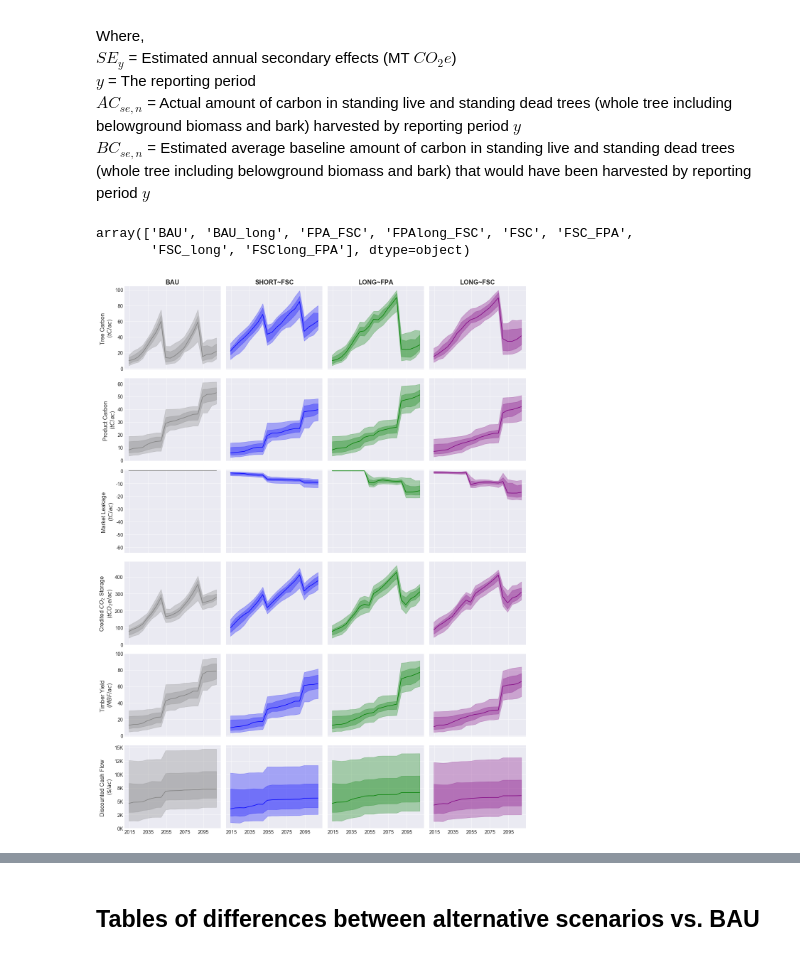
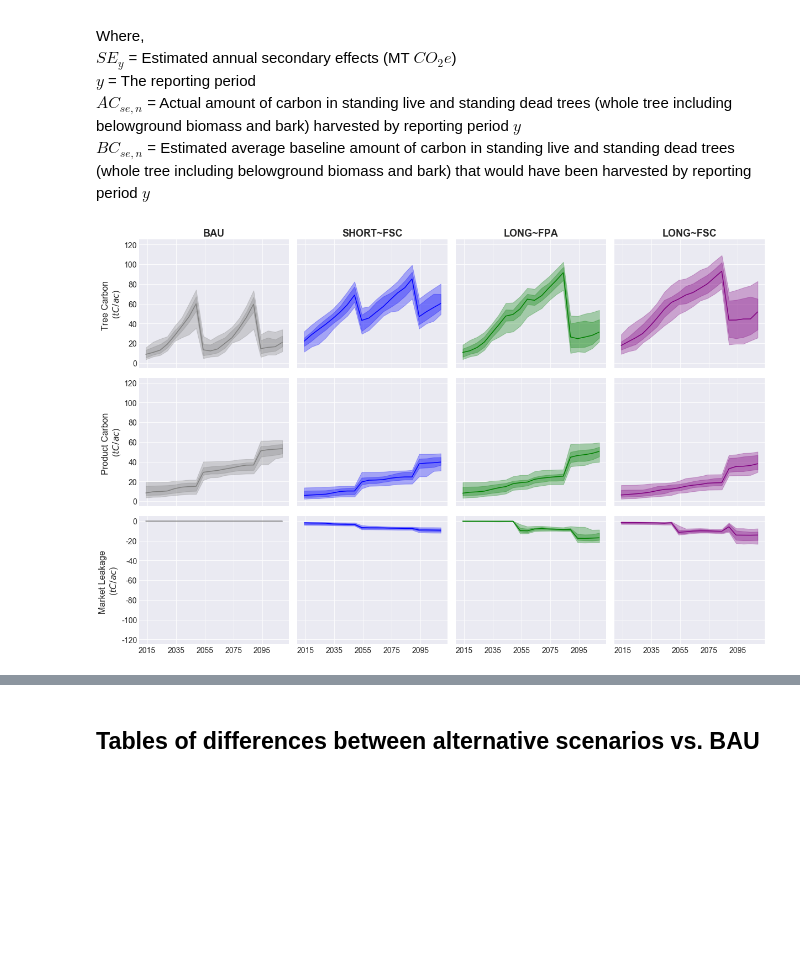
Before and after one commit to Ecotrust/FSC_Case_Studies, a Jupyter notebook: FSC Case Study Visualization.ipynb, the cells around one changed output, grey strips where cells are left out. Cells and saved outputs as stored; diff of their text form; code cells hidden in the pictures; blank space fills up the shorter version.

Commit message:
Updated notebook with latest carbon accounting, graphics, etc.

```diff
--- a/FSC Case Study Visualization.ipynb
+++ b/FSC Case Study Visualization.ipynb
@@ -99,6 +104,9 @@ data = data.sort_values(by=['parcel', 'rx', 'year'])
 
 # rename some of the scenarios to intuitive names
 data['scenario'] = data.rx.replace(to_replace={'BAU':'BAU', 'FSC':'SHORT~FSC', 'BAU_long':'LONG~FPA', 'FSC_long':'LONG~FSC'})
+# %%
+# calculate carbon stored in trees
+data['tree_carbon'] = data.aboveground_total_live + data.belowground_live + data.standing_dead
 # %%
 data.head()
 # %% [output]
@@ -203,42 +211,31 @@ data['tot_carbon'] = data.aboveground_total_live + data.belowground_live + data.
 data['tCO2e'] = data.tot_carbon * 44/12
 # %%
 # calculate cumulative volume removals and total standing + removed volumes
-vol_cols = ['rbdft', 'rtcuft', 'rmcuft']
+vol_cols = ['rbdft', 'rcuft', 'rmcuft']
 cum_removals = data.groupby(by=['parcel', 'rx', 'year']).sum().groupby(level=[0,1])[vol_cols].cumsum()
 data.set_index(['parcel', 'rx', 'year'], inplace=True)
 data['cumulative_rbdft'] = cum_removals['rbdft']
-data['cumulative_rtcuft'] = cum_removals['rtcuft']
+data['cumulative_rcuft'] = cum_removals['rcuft']
 data['cumulative_rmcuft'] = cum_removals['rmcuft']
 data.reset_index(inplace=True)
 data['stand_plus_remove_bdft'] = data.bdft + data.cumulative_rbdft
-data['stand_plus_remove_tcuft'] = data.tcuft + data.cumulative_rtcuft
+data['stand_plus_remove_cuft'] = data.tcuft + data.cumulative_rcuft
 data['stand_plus_remove_mcuft'] = data.mcuft + data.cumulative_rmcuft
-# %%
-pd.unique(data.rx)
-# %% [output]
-array(['BAU', 'BAU_long', 'FPA_FSC', 'FPAlong_FSC', 'FSC', 'FSC_FPA',
-       'FSC_long', 'FSClong_FPA'], dtype=object)
 # %%
 colors = ['gray', 'blue', 'green', 'purple']
 pal = colors
 
 
-fig, axs = plt.subplots(6,4, figsize=(17,22), sharex=True, sharey='row')
-cols = ['parcel', 'year', 'scenario', 'tree_carbon', 'ARBhwp', 'cumulative_leakage', 'tCO2e', 'cumulative_mbf', 'npv_total']
-metrics = ['tree_carbon', 'ARBhwp', 'cumulative_leakage', 'tCO2e', 'cumulative_mbf', 'npv_total']
+fig, axs = plt.subplots(3,4, figsize=(17,11), sharex=True, sharey='row')
+cols = ['parcel', 'year', 'scenario', 'tree_carbon', 'ARBhwp', 'cumulative_leakage']
+metrics = ['tree_carbon', 'ARBhwp', 'cumulative_leakage']
 scenarios = ['BAU', 'SHORT~FSC', 'LONG~FPA', 'LONG~FSC']
 yaxis_labels = ['''Tree Carbon
 ($tC/ac$)''',
                 '''Product Carbon
 ($tC/ac$)''',
                 '''Market Leakage
-($tC/ac$)''',
-                '''Credited $CO_2$ Storage
-($tCO_2e/ac$)''',
-                '''Timber Yield
-($MBF/ac$)''',
-                '''Discounted Cash Flow
-($\$/ac$)''']
+($tC/ac$)''']
 
 i=0
 for metric in metrics:
@@ -248,49 +245,36 @@ for metric in metrics:
     axs[i][0].set_ylabel(metric, fontsize=14) # label y-axis on first graph
 
     # plot the bands
     for j in range(len(scenarios)):
         axs[i][j].fill_between(x=pivot.index,
                               y1=pivot[0.10][scenarios[j]],
                               y2=pivot[0.90][scenarios[j]],
                               alpha=0.3, color=pal[j])
         axs[i][j].fill_between(x=pivot.index,
                               y1=pivot[0.25][scenarios[j]],
                               y2=pivot[0.75][scenarios[j]],
                               alpha=0.3, color=pal[j])
-#         axs[i][j].fill_between(x=pivot.index,
-#                       y1=pivot[0][scenarios[j]],
-#                       y2=pivot[1][scenarios[j]],
-#                       alpha=0.3, color=pal[j])
         axs[i][j].plot(pivot[0.5][scenarios[j]], lw=1.5, color=pal[j])
     i+=1
 
 # label the plots
 for i in range(len(axs[0])):
     axs[0][i].set_title(scenarios[i], fontsize=18, weight='bold') # label title on top row
     axs[-1][i].xaxis.set_tick_params(labelsize=14) # ticks on bottom row
 
 for i in range(len(axs)):
     axs[i][0].set_ylabel(yaxis_labels[i], fontsize=16) # axis label on first column
     axs[i][0].yaxis.set_major_formatter(FuncFormatter('{0:,.0f}'.format))
     axs[i][0].yaxis.set_tick_params(labelsize=14)
-
-def currency(x, pos):
-    return '{:1.0f}K'.format(x*1e-3)
-
-axs[-1][0].yaxis.set_major_formatter(FuncFormatter(currency))
+    axs[i][0].set_ylim(-5, 125)
 
 # set products to be on same axis range as leakage
-prod_min, prod_max = axs[1][0].get_ylim()
-axs[2][0].set_ylim(-prod_max, -prod_min)
+tree_min, tree_max = axs[0][0].get_ylim()
+axs[1][0].set_ylim(tree_min, tree_max)
+axs[2][0].set_ylim(-tree_max, -tree_min)
 
 plt.setp(axs, xticks=range(2015,2115,20))
-plt.setp(axs[1], yticks=range(0,65,10)) # products yticks
-plt.setp(axs[2], yticks=range(-60,5,10)) # leakage yticks
-plt.setp(axs[3], yticks=range(0,500,100)) # credited tco2e yticks
-plt.setp(axs[4], yticks=range(0,120,20)) # timber yield yticks
-plt.setp(axs[5], yticks=range(0,17500,2500), xlabel='') # cash flow yticks
-
 plt.tight_layout()
-plt.savefig('scenario_lines.png');
+plt.savefig('carbon_pools.png');
 # %% [output]
-[figure, old version]
+[figure, new version]
```
Also changed, not shown: parts of 60 cells of this notebook.
